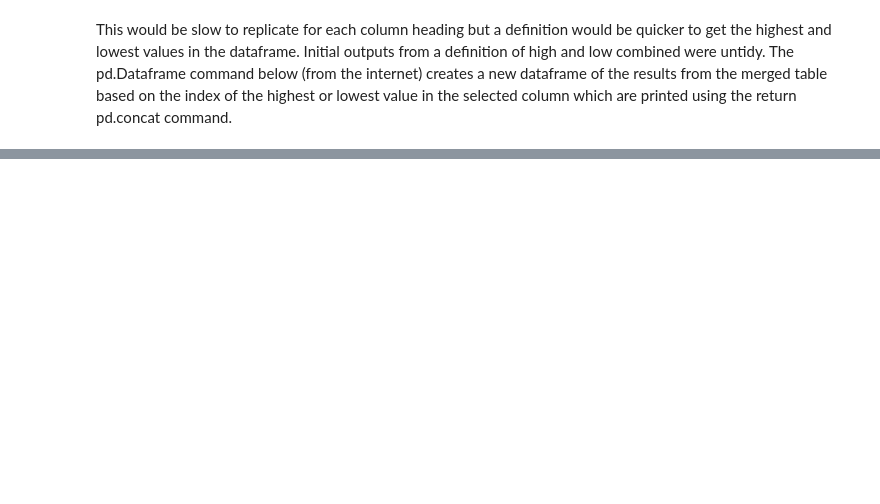
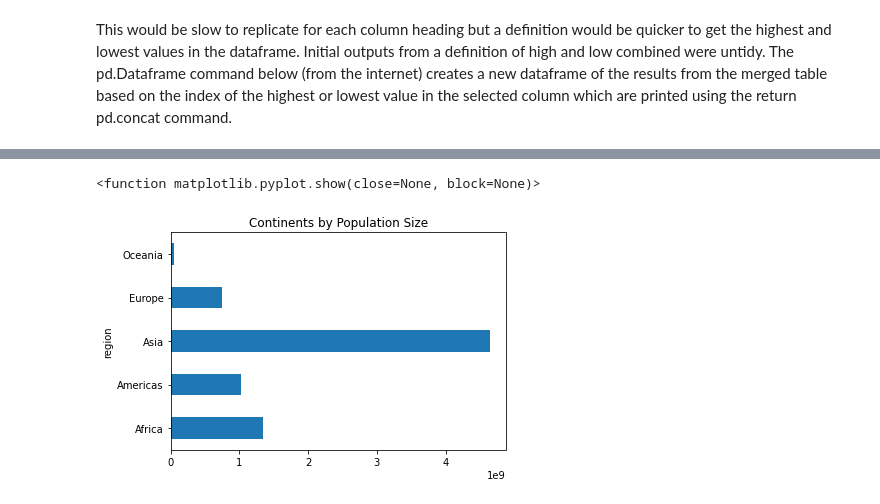
Before and after one commit to allisondonohue/UCDPA_allisondonohue, a Jupyter notebook: world_cont_wip01.05.2022V2.ipynb, the cells around one changed output, grey strips where cells are left out. Drawn from its saved outputs; the diff is of its cells as text; code cells hidden in the pictures; blank space fills up the shorter version.

```diff
--- a/world_cont_wip01.05.2022V2.ipynb
+++ b/world_cont_wip01.05.2022V2.ipynb
@@ -387,0 +456,3 @@ Puerto Rico has the lowest Yearly Change
+# %%
+continent_totals = world_cont_upd.groupby("region")[["Population (2020)","Net Change","Land Area (Km²)","Migrants (net)","urban_pop_actual"]].sum()
+print(continent_totals)
@@ -387,0 +475,4 @@ Puerto Rico has the lowest Yearly Change
+# %%
+continent_totals["Land Area % of world"] = (continent_totals["Land Area (Km²)"]/continent_totals["Land Area (Km²)"].sum())*100
+# %%
+continent_totals["urban_pop%"] = continent_totals["urban_pop_actual"]/continent_totals["Population (2020)"]*100
@@ -387,0 +518,6 @@ Puerto Rico has the lowest Yearly Change
+# %%
+continent_totals["Population (2020)"].plot(kind = "barh", title = "Continents by Population Size")
+plt.show
+# %% [output]
+<function matplotlib.pyplot.show(close=None, block=None)>
+[figure, added]
```
Also changed, not shown: parts of 31 cells of this notebook.
